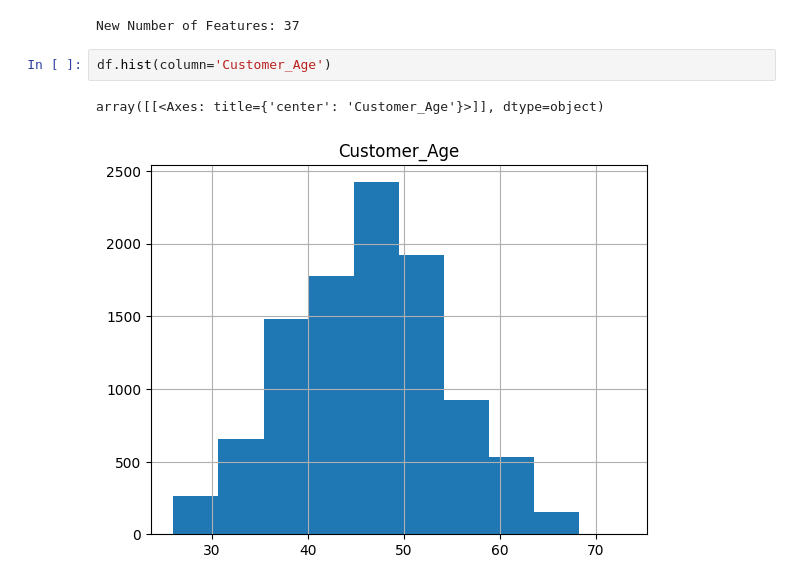
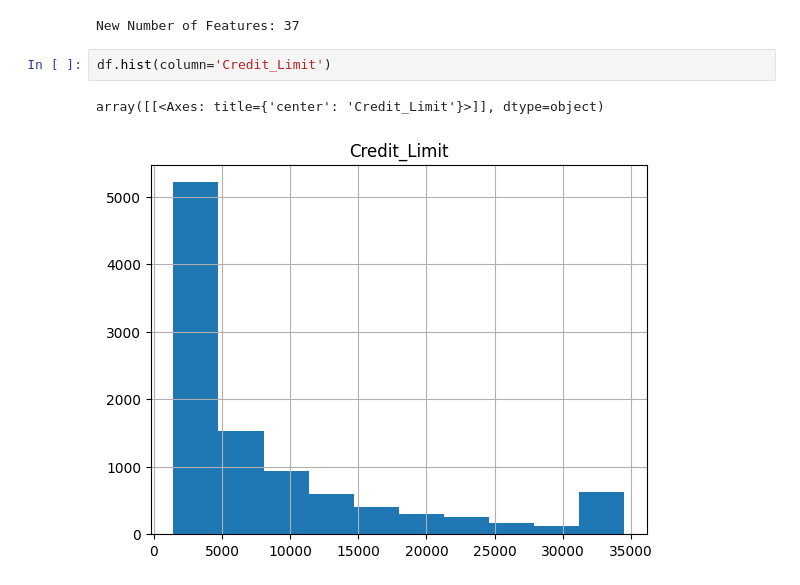
Before and after one commit to sofiabuitragoc/taller2-sofia, a Jupyter notebook: bank-churners-init.ipynb, the cells around one changed output. Saved outputs shown, nothing was run; the diff lists cells and outputs as text.

Commit message:
Se modificó el histograma y se añadió nueva línea de código

```diff
--- a/bank-churners-init.ipynb
+++ b/bank-churners-init.ipynb
@@ -108,7 +112,7 @@ print('New Number of Features: %d'%(df.shape[1]))
 # %% [output]
 New Number of Features: 37
 # %%
-df.hist(column='Customer_Age')
+df.hist(column='Credit_Limit')
 # %% [output]
-array([[<Axes: title={'center': 'Customer_Age'}>]], dtype=object)
+array([[<Axes: title={'center': 'Credit_Limit'}>]], dtype=object)
-[figure, old version]
+[figure, new version]
```
Also changed, not shown: parts of 1 cell of this notebook, 1 other file.
